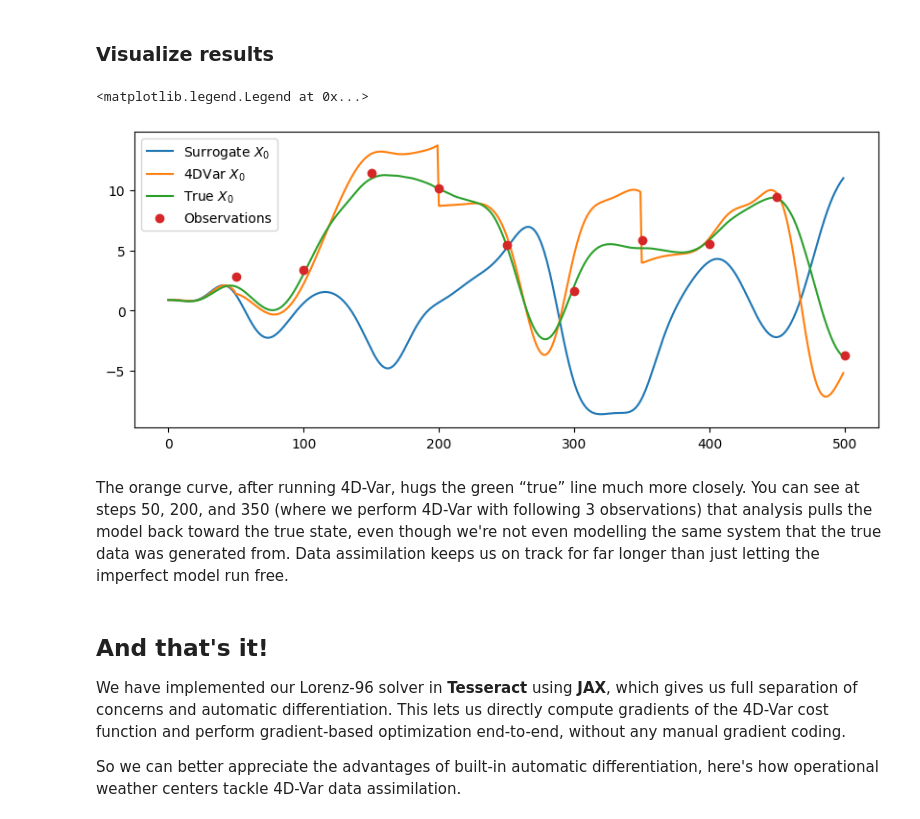
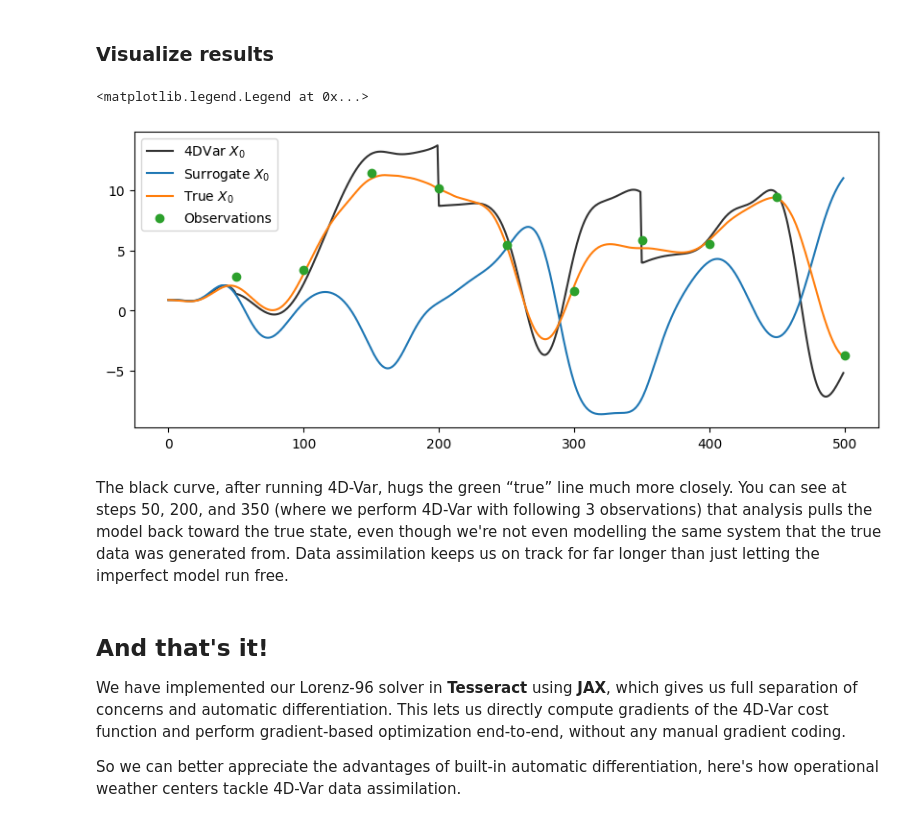
Before and after one commit to pasteurlabs/tesseract-core, a Jupyter notebook: demo/data-assimilation-4dvar/demo.ipynb, the cells around one changed output. Saved outputs shown, nothing was run; the diff lists cells and outputs as text; code cells hidden in the pictures.

```diff
--- a/demo/data-assimilation-4dvar/demo.ipynb
+++ b/demo/data-assimilation-4dvar/demo.ipynb
@@ -102,8 +102,8 @@ This is the data we will use to perform the 4D-Var assimilation. The ground trut
 # %%
 import numpy as np
 
-X_states = np.load("lorenz96_two_scale_F_18_sample_0.npz")["X_states"]
-t = np.load("lorenz96_two_scale_F_18_sample_0.npz")["t"]
+X_states = np.load("lorenz96_two_scale_F_18_sample_0_small.npz")["X_states"]
+t = np.load("lorenz96_two_scale_F_18_sample_0_small.npz")["t"]
 # %% [markdown]
 ## Step 3: Forward evaluation with Tesseract, create observations
 
@@ -111,10 +111,10 @@ Let's use our imperfect surrogate to perform a simulation from the true intial c
 # %%
 import jax.numpy as jnp
 
-params_illustrative = {
+static_params = {
     "F": 18.0,
     "dt": 0.005,
-    "n_steps": 20000,
+    "n_steps": 2000,
 }
 
 # remove the first 500 time steps to avoid transients
@@ -132,7 +132,7 @@ def lorenz_tesseract_fn(x0: jnp.ndarray) -> jnp.ndarray:
         Complete trajectory of the system state after time integration
     """
     return lorenz_tesseract.apply(
-        inputs=dict(state=x0, **params_illustrative),
+        inputs=dict(state=x0, **static_params),
     )
 
 
@@ -148,7 +148,7 @@ key = jax.random.PRNGKey(0)
 
 # time step between observations
 obs_gap = 50
-time_obs = jnp.arange(obs_gap, 20000, obs_gap)
+time_obs = jnp.arange(obs_gap, len(true_trajectory), obs_gap)
 obs = true_trajectory[obs_gap::obs_gap]
 obs = jax.vmap(lambda row: H @ row)(obs)
 
@@ -536,19 +536,19 @@ x4DVar = get_da_res(history)
 # %%
 # Visualize the results
 pos = 0
 plot_end = 500
 plot_obs_end = plot_end // obs_gap
 plt.figure(figsize=(10, 4))
+plt.plot(x4DVar[:plot_end, pos], label=f"4DVar $X_{pos}$", color=".2")
 plt.plot(pred[:plot_end, pos], label=f"Surrogate $X_{pos}$")
-plt.plot(x4DVar[:plot_end, pos], label=f"4DVar $X_{pos}$")
 plt.plot(true_trajectory[:plot_end, pos], label=f"True $X_{pos}$")
 plt.plot(time_obs[:plot_obs_end], obs[:plot_obs_end, pos], "o", label="Observations")
 plt.legend(loc="upper left")
 # %% [output]
 <matplotlib.legend.Legend at 0x...>
-[figure, old version]
+[figure, new version]
 # %% [markdown]
-The orange curve, after running 4D-Var, hugs the green “true” line much more closely. You can see at steps 50, 200, and 350 (where we perform 4D-Var with following 3 observations) that analysis pulls the model back toward the true state, even though we're not even modelling the same system that the true data was generated from. Data assimilation keeps us on track for far longer than just letting the imperfect model run free.
+The black curve, after running 4D-Var, hugs the green “true” line much more closely. You can see at steps 50, 200, and 350 (where we perform 4D-Var with following 3 observations) that analysis pulls the model back toward the true state, even though we're not even modelling the same system that the true data was generated from. Data assimilation keeps us on track for far longer than just letting the imperfect model run free.
 # %%
 # Tear down Tesseract after use to prevent resource leaks
 lorenz_tesseract.teardown()
```
Also changed, not shown: parts of 1 cell of this notebook, 2 other files.
